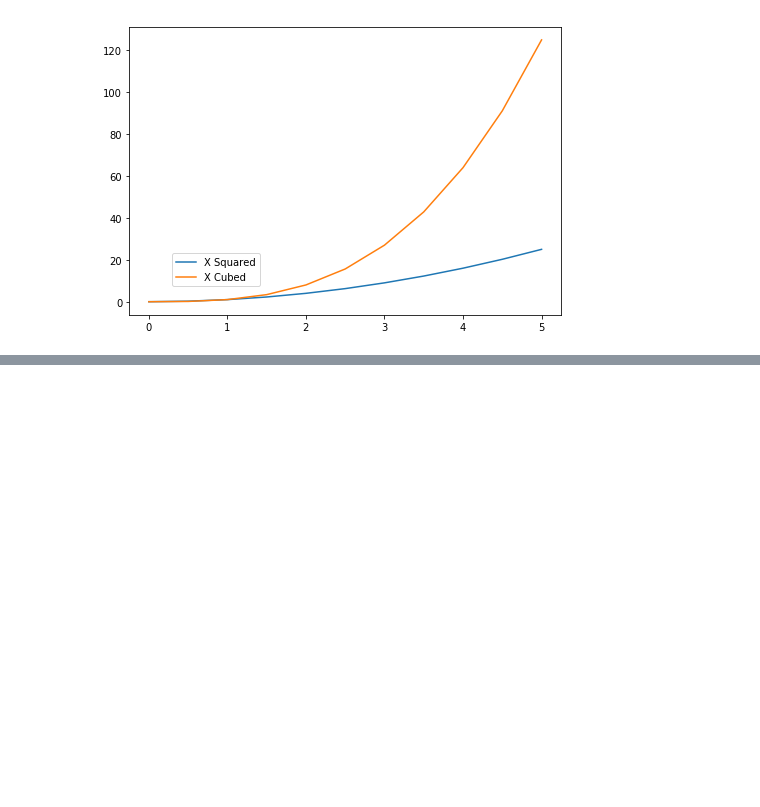
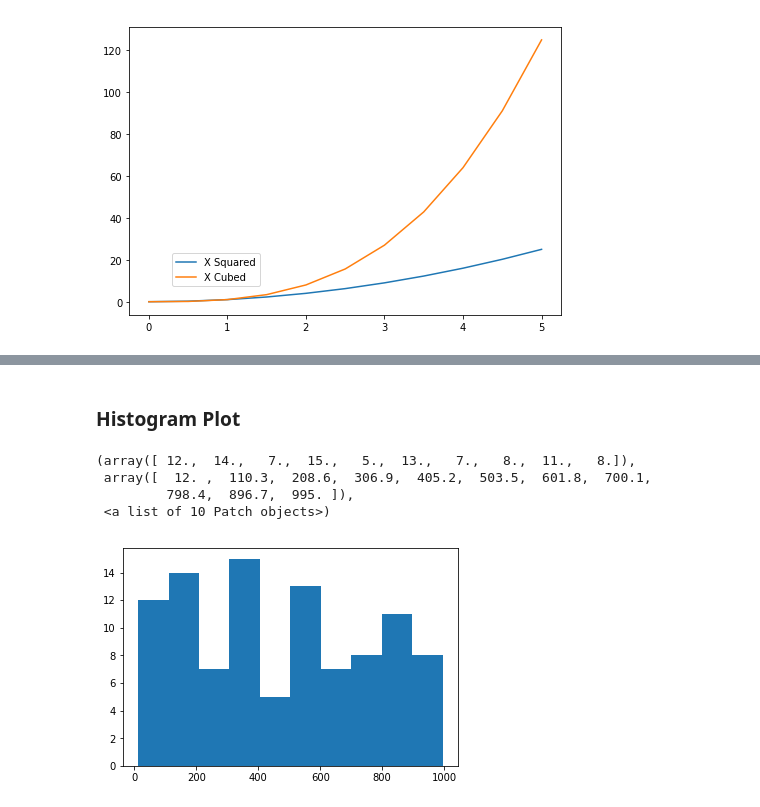
Before and after one commit to alchemistb/Python_for_data_sci, a Jupyter notebook: Intro-Matplotlib.ipynb, the cells around one changed output, grey strips where cells are left out. Saved outputs shown, nothing was run; the diff lists cells and outputs as text; code cells hidden in the pictures; blank space fills up the shorter version.

```diff
--- a/Intro-Matplotlib.ipynb
+++ b/Intro-Matplotlib.ipynb
@@ -216,0 +288,12 @@ ax.legend(loc=[0.1,0.1])    # Use a tuple (['left','bottom']) to place the locat
+# %% [markdown]
+<h3>Histogram Plot</h3>
+# %%
+from random import sample
+data = sample(range(1,1000),100)
+plt.hist(data)
+# %% [output]
+(array([ 12.,  14.,   7.,  15.,   5.,  13.,   7.,   8.,  11.,   8.]),
+ array([  12. ,  110.3,  208.6,  306.9,  405.2,  503.5,  601.8,  700.1,
+         798.4,  896.7,  995. ]),
+ <a list of 10 Patch objects>)
+[figure, added]
```
Also changed, not shown: parts of 14 cells of this notebook.
